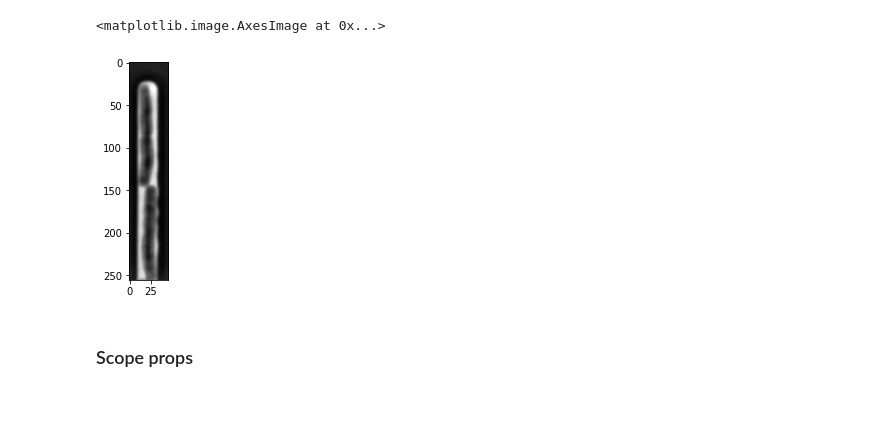
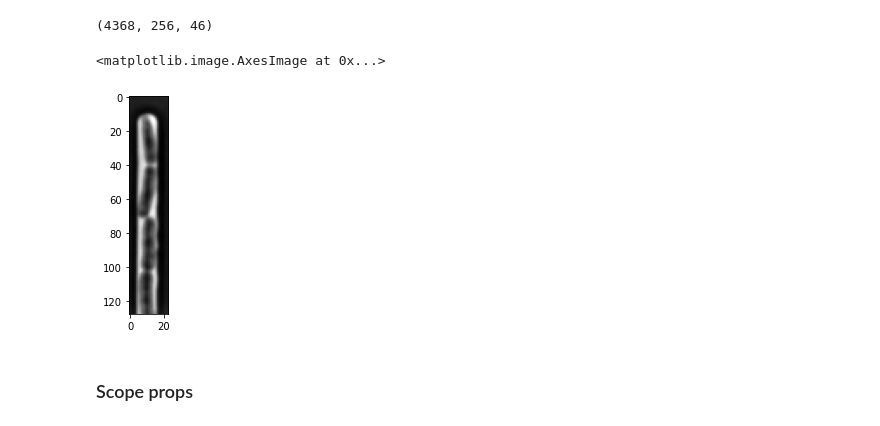
Before and after one commit to georgeoshardo/SyMBac, a Jupyter notebook: examples/Drawing_Phase_Contrast_100x_oil.ipynb, the cells around one changed output. Drawn from its saved outputs; the diff is of its cells as text; code cells hidden in the pictures.

```diff
--- a/examples/Drawing_Phase_Contrast_100x_oil.ipynb
+++ b/examples/Drawing_Phase_Contrast_100x_oil.ipynb
@@ -31,12 +31,17 @@ from SYMPTOMM.PSF import get_phase_contrast_kernel, get_condensers
 #viewer = napari.view_image(real_image)
 # %%
 real_image_stack = tifffile.imread("/home/georgeos/Storage/Dropbox (Cambridge University)/Phase/real_data/Lane_02_pos_001_trench_x_0266_y_0059_w_0046_h_0460_c_Phase.tif")[:,:256,:]
+real_image_stack.shape
+# %% [output]
+(4368, 256, 46)
+# %%
+real_image_stack = resize(real_image_stack,(4368,128,23), order=1, mode='reflect', cval=0, clip=True, preserve_range=True, anti_aliasing=None, anti_aliasing_sigma=None)
 # %%
-real_image = deepcopy(real_image_stack[1522,:256,:])
+real_image = deepcopy(real_image_stack[123,:256,:])
 plt.imshow(real_image,cmap="Greys_r")
 # %% [output]
 <matplotlib.image.AxesImage at 0x...>
-[figure, old version]
+[figure, new version]
 # %% [markdown]
 ### Scope props
 # %%
```
Also changed, not shown: parts of 24 cells of this notebook, 4 other files.
